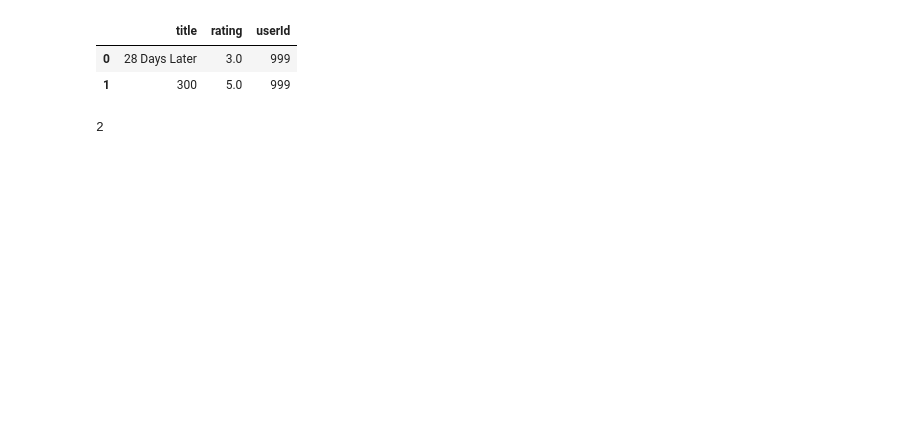
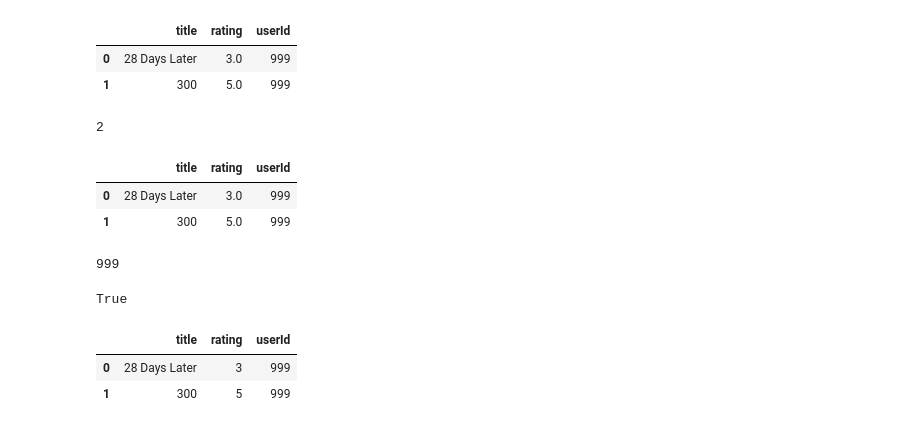
Before and after one commit to seong10/yh-seo10, a Jupyter notebook: project/movie/movie_organize - 라스트.ipynb, the cells around one changed output. Saved outputs shown, nothing was run; the diff lists cells and outputs as text; code cells hidden in the pictures; blank space fills up the shorter version.

```diff
--- a/project/movie/movie_organize - 라스트.ipynb
+++ b/project/movie/movie_organize - 라스트.ipynb
@@ -393,3 +397,13 @@ user_rating
 user_rating['title'].nunique()
 # %% [output]
 2
+# %%
+user_rating
+# %% [output]
+|  | title | rating | userId |
+| 0 | 28 Days Later | 3.0 | 999 |
+| 1 | 300 | 5.0 | 999 |
+# %%
+user_rating['userId'][0]
+# %% [output]
+999
@@ -395,0 +412,12 @@ user_rating['title'].nunique()
+# %%
+list(user_rating_reset['userId']) == []
+# %% [output]
+True
+# %%
+user_rating['rating'] = user_rating['rating'].astype(int)
+# %%
+user_rating
+# %% [output]
+|  | title | rating | userId |
+| 0 | 28 Days Later | 3 | 999 |
+| 1 | 300 | 5 | 999 |
```
Also changed, not shown: parts of 3 cells of this notebook, 3 other files.
